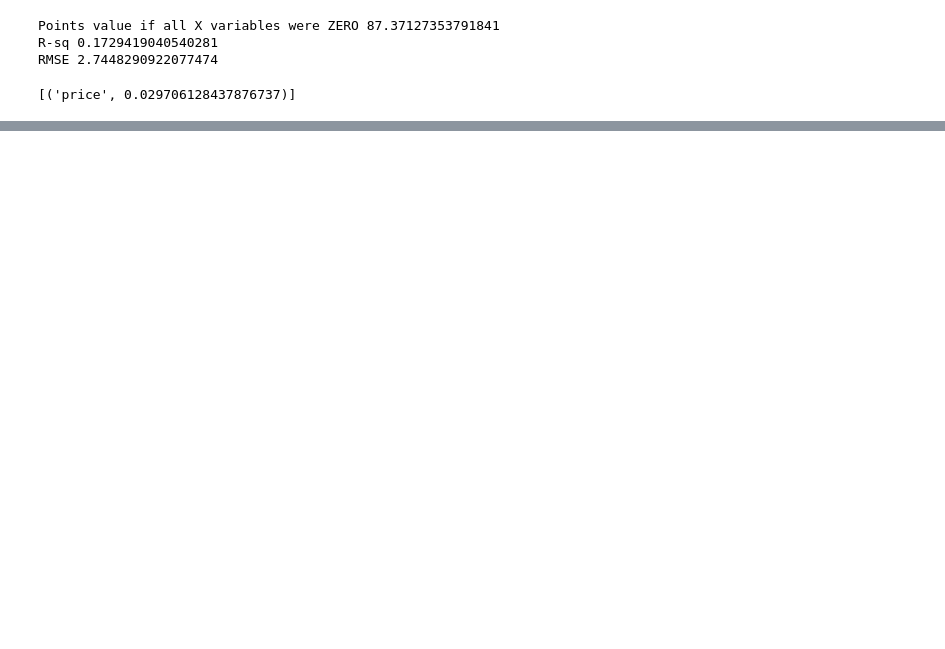
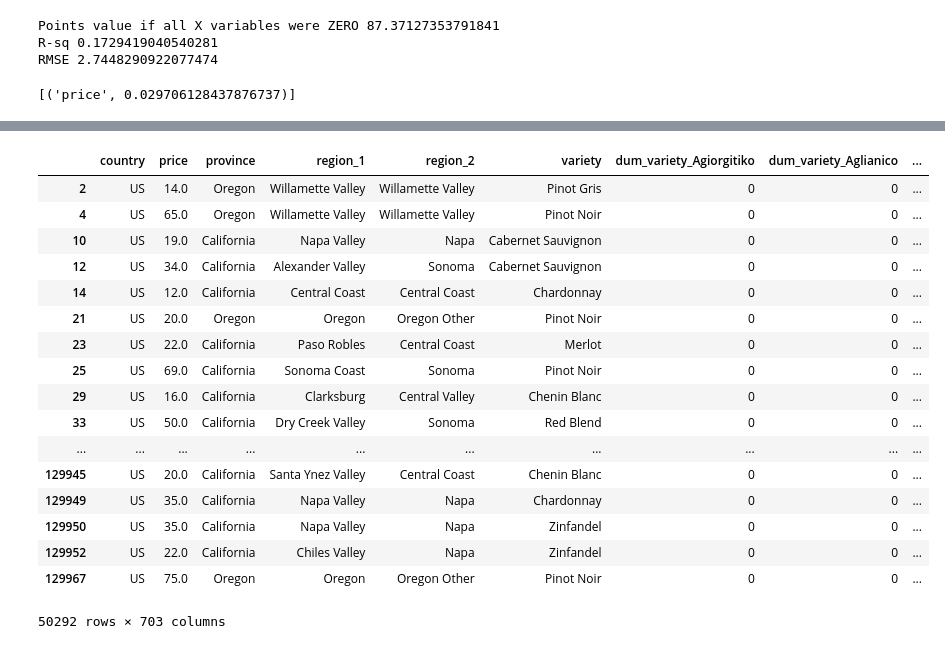
Before and after one commit to evanrosa/wine-ML-capstone-2018, a Jupyter notebook: 03 - Modeling.ipynb, the cells around one changed output, grey strips where cells are left out. Cells and saved outputs as stored; diff of their text form; code cells hidden in the pictures; blank space fills up the shorter version.

```diff
--- a/03 - Modeling.ipynb
+++ b/03 - Modeling.ipynb
@@ -28,3 +21,5 @@ wine.head(5)
+# %%
+wine.loc[:, 'variety'].replace(u'Rosé','Rose', inplace=True)
 # %%
 wine.isnull().sum()
 # %% [output]
@@ -266,0 +302,3 @@ RMSE 2.7448290922077474
+# %%
+dummy_wine2 = dummy_wine.loc[dummy_wine['region_1'] != 'None', :]
+dummy_wine2 = dummy_wine.loc[dummy_wine['region_2'] != 'None', :]
@@ -266,0 +320,22 @@ RMSE 2.7448290922077474
+# %%
+features = dummy_wine2.drop(columns=['points', 'description', 'designation','taster_name', 'taster_twitter_handle','title','winery'])
+features
+# %% [output]
+|  | country | price | province | region_1 | region_2 | variety | dum_variety_Agiorgitiko | dum_variety_Aglianico | ... |
+| 2 | US | 14.0 | Oregon | Willamette Valley | Willamette Valley | Pinot Gris | 0 | 0 | ... |
+| 4 | US | 65.0 | Oregon | Willamette Valley | Willamette Valley | Pinot Noir | 0 | 0 | ... |
+| 10 | US | 19.0 | California | Napa Valley | Napa | Cabernet Sauvignon | 0 | 0 | ... |
+| 12 | US | 34.0 | California | Alexander Valley | Sonoma | Cabernet Sauvignon | 0 | 0 | ... |
+| 14 | US | 12.0 | California | Central Coast | Central Coast | Chardonnay | 0 | 0 | ... |
+| 21 | US | 20.0 | Oregon | Oregon | Oregon Other | Pinot Noir | 0 | 0 | ... |
+| 23 | US | 22.0 | California | Paso Robles | Central Coast | Merlot | 0 | 0 | ... |
+| 25 | US | 69.0 | California | Sonoma Coast | Sonoma | Pinot Noir | 0 | 0 | ... |
+| 29 | US | 16.0 | California | Clarksburg | Central Valley | Chenin Blanc | 0 | 0 | ... |
+| 33 | US | 50.0 | California | Dry Creek Valley | Sonoma | Red Blend | 0 | 0 | ... |
+| ... | ... | ... | ... | ... | ... | ... | ... | ... | ... |
+| 129945 | US | 20.0 | California | Santa Ynez Valley | Central Coast | Chenin Blanc | 0 | 0 | ... |
+| 129949 | US | 35.0 | California | Napa Valley | Napa | Chardonnay | 0 | 0 | ... |
+| 129950 | US | 35.0 | California | Napa Valley | Napa | Zinfandel | 0 | 0 | ... |
+| 129952 | US | 22.0 | California | Chiles Valley | Napa | Zinfandel | 0 | 0 | ... |
+| 129967 | US | 75.0 | Oregon | Oregon | Oregon Other | Pinot Noir | 0 | 0 | ... |
+50292 rows × 703 columns
```
Also changed, not shown: parts of 14 cells of this notebook, 1 other file.
